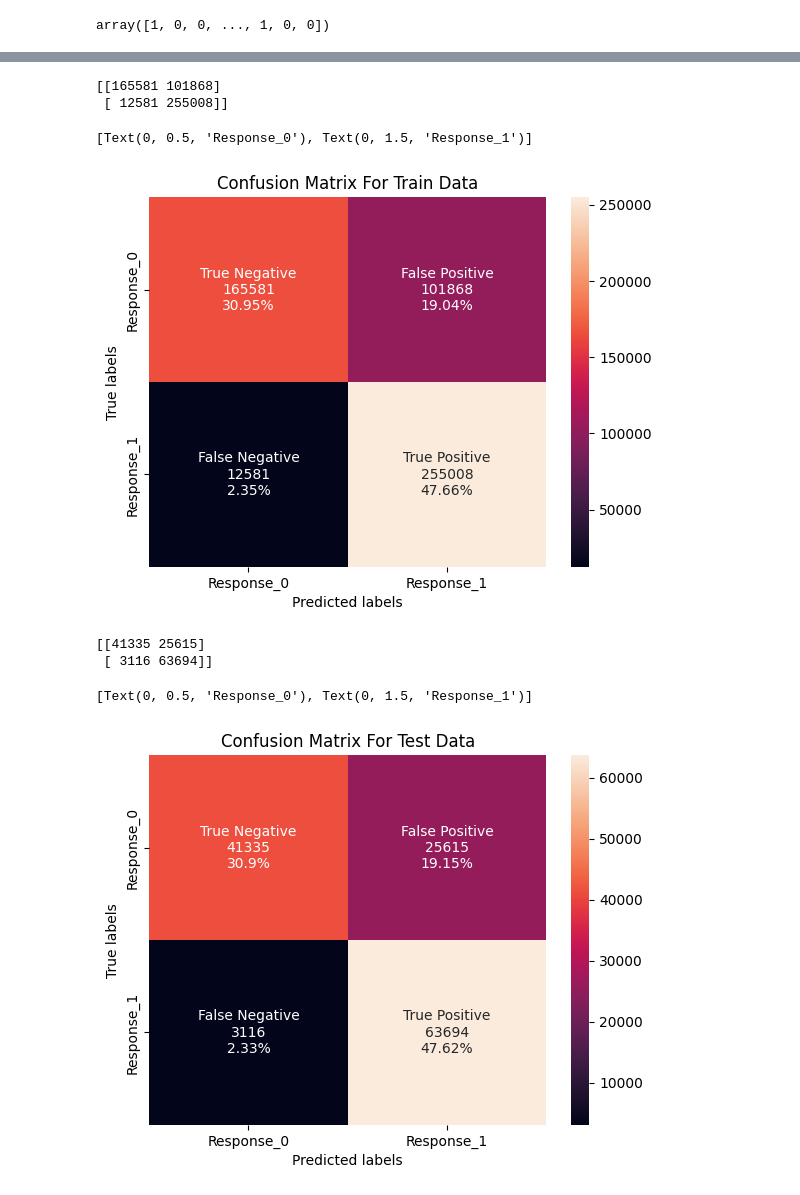
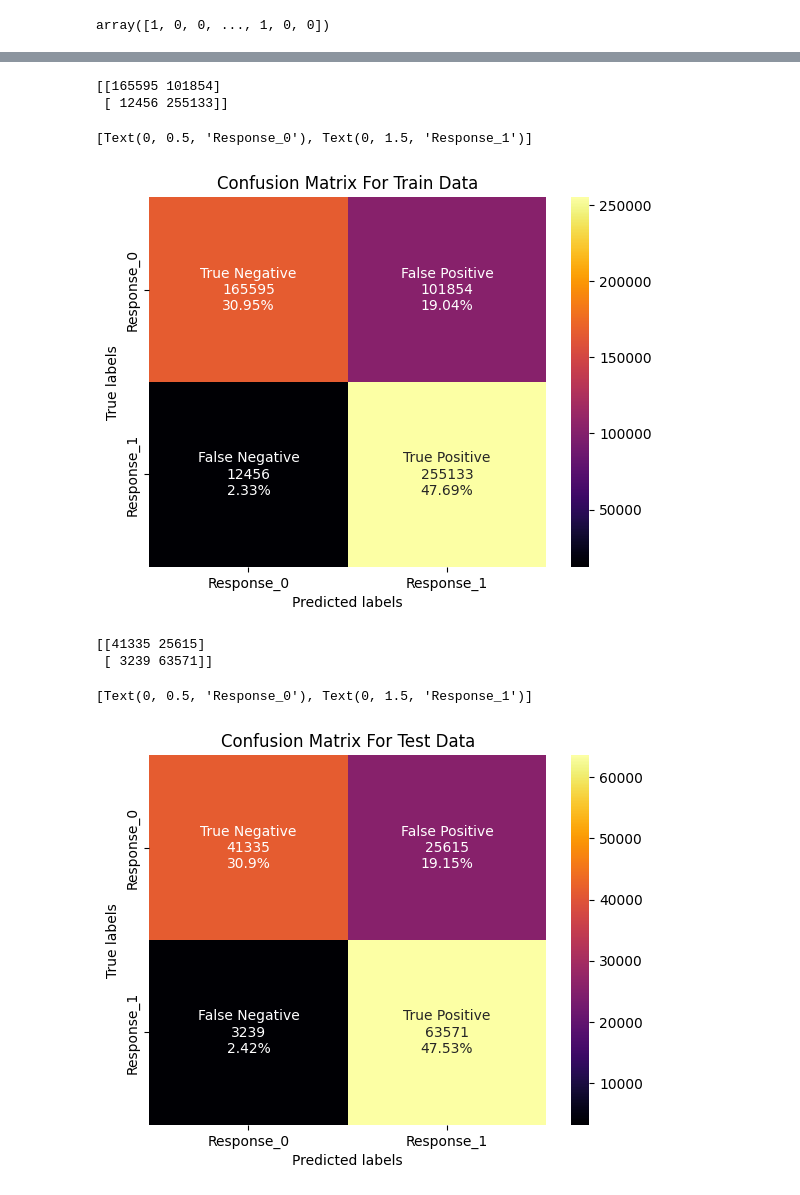
Before and after one commit to RPSahoo219/Health_Insurance_Cross_Sell_Prediction, a Jupyter notebook: Health_Insurance_Cross_Sell_Prediction.ipynb, the cells around one changed output, grey strips where cells are left out. Drawn from its saved outputs; the diff is of its cells as text; code cells hidden in the pictures.

```diff
--- a/Health_Insurance_Cross_Sell_Prediction.ipynb
+++ b/Health_Insurance_Cross_Sell_Prediction.ipynb
@@ -863,5 +898,5 @@ The accuracy on test data is  0.7852048444976076
 # %%
-# Get the confusion matrix for both train and test
+# Get the confusion matrix for train Data
 
 labels = ['True Negative','False Positive','False Negative','True Positive']
 cm_train_lr = confusion_matrix(y_train, train_class_preds_lr)
@@ -872,7 +907,7 @@ cm_train_percentage=[round((i*100)/sum(cm_train_count),2) for i in cm_train_coun
 cm_train_labels = [f'{v1}\n{v2}\n{v3}%' for v1, v2, v3 in zip(labels, cm_train_count, cm_train_percentage)]
 cm_train_labels_array= np.asarray(cm_train_labels).reshape(2,2)
 ax= plt.subplot()
-sns.heatmap(cm_train_lr, annot=cm_train_labels_array, ax = ax, fmt='')
+sns.heatmap(cm_train_lr, annot=cm_train_labels_array, ax = ax, fmt='', cmap= 'inferno')
 
 # labels, title and ticks
 ax.set_xlabel('Predicted labels')
@@ -881,32 +916,32 @@ ax.set_title('Confusion Matrix For Train Data')
 ax.xaxis.set_ticklabels(['Response_0', 'Response_1'])
 ax.yaxis.set_ticklabels(['Response_0', 'Response_1'])
 # %% [output]
-[[165581 101868]
- [ 12581 255008]]
+[[165595 101854]
+ [ 12456 255133]]
 [Text(0, 0.5, 'Response_0'), Text(0, 1.5, 'Response_1')]
-[figure, old version]
+[figure, new version]
 # %%
-# Get the confusion matrix for both train and test
+# Get the confusion matrix for test Data
 
 labels = ['True Negative','False Positive','False Negative','True Positive']
 cm_test_lr = confusion_matrix(y_test, test_class_preds_lr)
 print(cm_test_lr)
 cm_test_count=cm_test_lr.flatten().tolist()
 cm_test_percentage=[round((i*100)/sum(cm_test_count),2) for i in cm_test_count]
 
 cm_test_labels = [f'{v1}\n{v2}\n{v3}%' for v1, v2, v3 in zip(labels, cm_test_count, cm_test_percentage)]
 cm_test_labels_array= np.asarray(cm_test_labels).reshape(2,2)
 ax= plt.subplot()
-sns.heatmap(cm_test_lr, annot=cm_test_labels_array, ax = ax, fmt='')
+sns.heatmap(cm_test_lr, annot=cm_test_labels_array, ax = ax, fmt='', cmap= 'inferno')
 
 # labels, title and ticks
 ax.set_xlabel('Predicted labels')
 ax.set_ylabel('True labels')
 ax.set_title('Confusion Matrix For Test Data')
 ax.xaxis.set_ticklabels(['Response_0', 'Response_1'])
 ax.yaxis.set_ticklabels(['Response_0', 'Response_1'])
 # %% [output]
 [[41335 25615]
- [ 3116 63694]]
+ [ 3239 63571]]
 [Text(0, 0.5, 'Response_0'), Text(0, 1.5, 'Response_1')]
-[figure, old version]
+[figure, new version]
```
Also changed, not shown: parts of 32 cells of this notebook.
